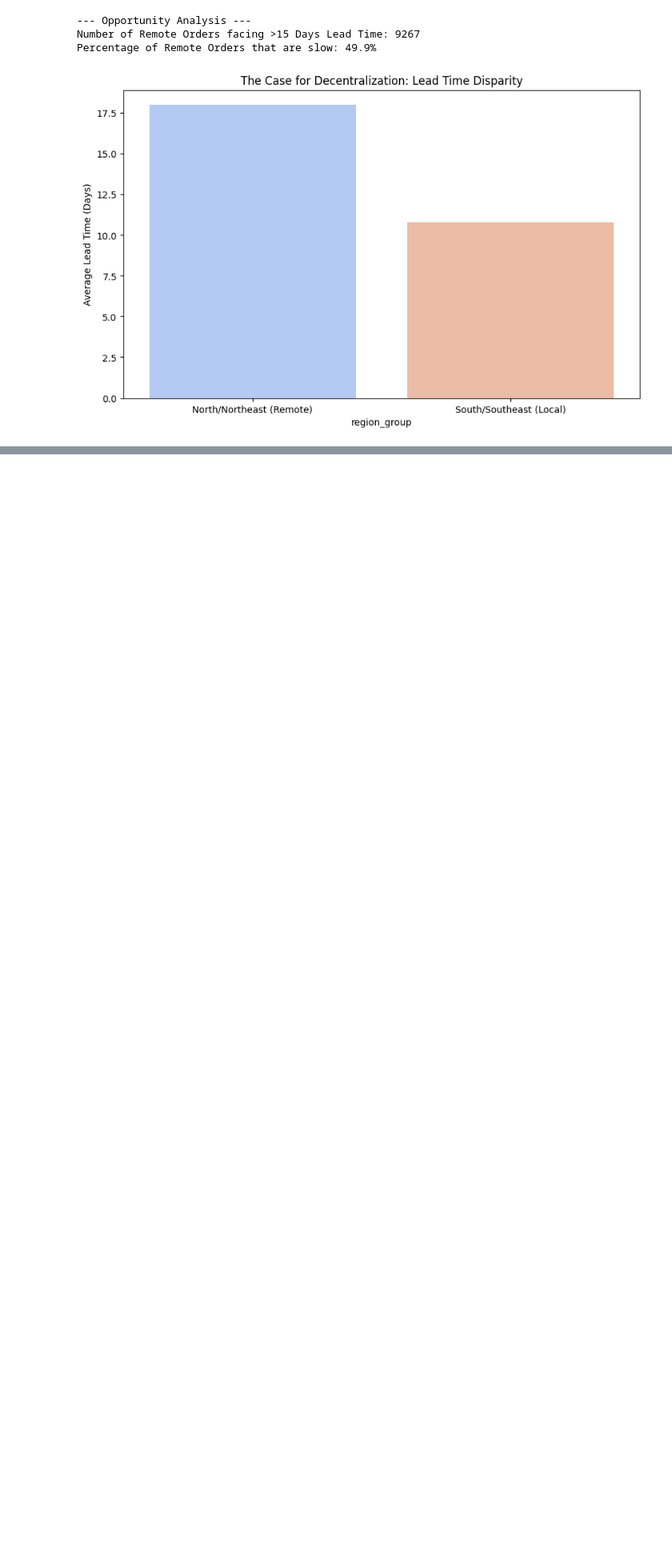
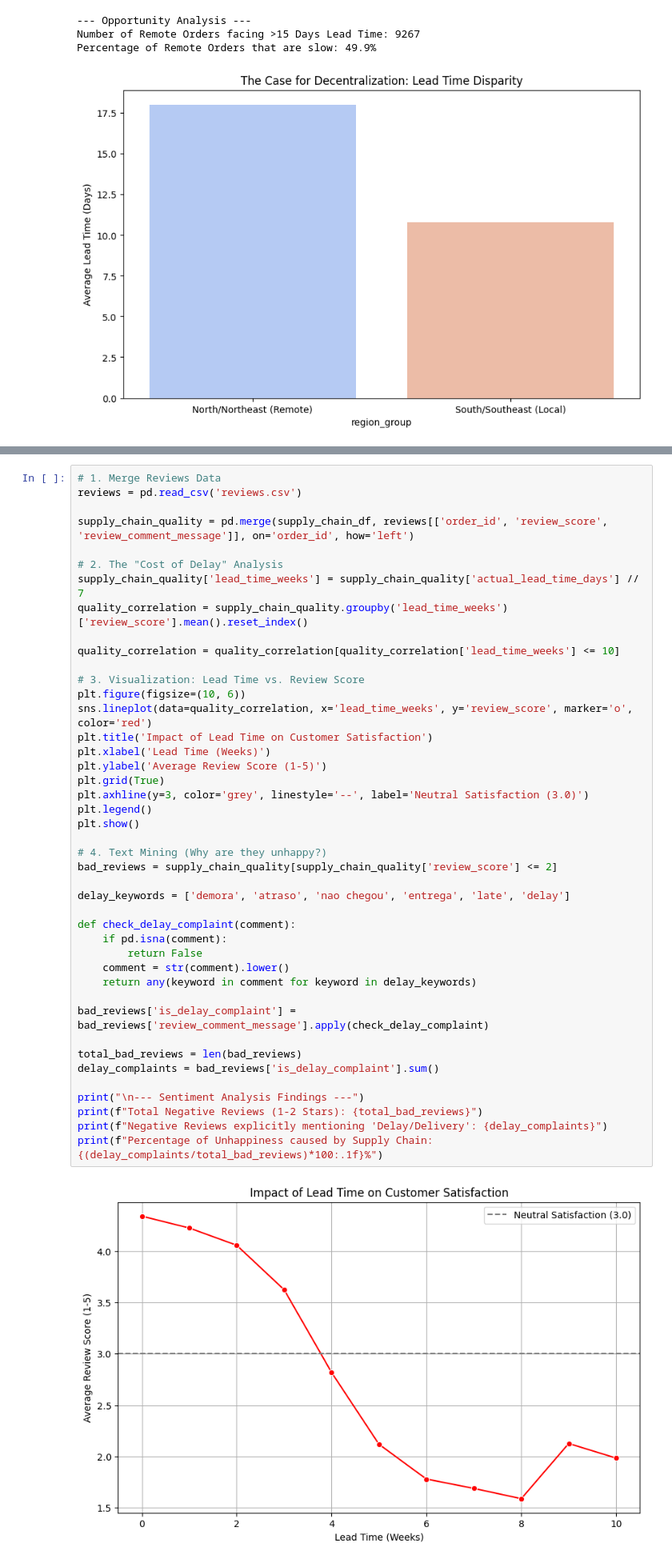
Before and after one commit to KRISHNA2127/Supply-Chain-Analysis, a Jupyter notebook: Olist_Supply_Chain_Optimization.ipynb, the cells around one changed output, grey strips where cells are left out. Shown: that part at 80% size. Saved outputs shown, nothing was run; the diff lists cells and outputs as text; blank space fills up the shorter version.

```diff
--- a/Olist_Supply_Chain_Optimization.ipynb
+++ b/Olist_Supply_Chain_Optimization.ipynb
@@ -397,0 +409,45 @@ Percentage of Remote Orders that are slow: 49.9%
+# %%
+# 1. Merge Reviews Data
+reviews = pd.read_csv('reviews.csv')
+
+supply_chain_quality = pd.merge(supply_chain_df, reviews[['order_id', 'review_score', 'review_comment_message']], on='order_id', how='left')
+
+# 2. The "Cost of Delay" Analysis
+supply_chain_quality['lead_time_weeks'] = supply_chain_quality['actual_lead_time_days'] // 7
+quality_correlation = supply_chain_quality.groupby('lead_time_weeks')['review_score'].mean().reset_index()
+
+quality_correlation = quality_correlation[quality_correlation['lead_time_weeks'] <= 10]
+
+# 3. Visualization: Lead Time vs. Review Score
+plt.figure(figsize=(10, 6))
+sns.lineplot(data=quality_correlation, x='lead_time_weeks', y='review_score', marker='o', color='red')
+plt.title('Impact of Lead Time on Customer Satisfaction')
+plt.xlabel('Lead Time (Weeks)')
+plt.ylabel('Average Review Score (1-5)')
+plt.grid(True)
+plt.axhline(y=3, color='grey', linestyle='--', label='Neutral Satisfaction (3.0)')
+plt.legend()
+plt.show()
+
+# 4. Text Mining (Why are they unhappy?)
+bad_reviews = supply_chain_quality[supply_chain_quality['review_score'] <= 2]
+
+delay_keywords = ['demora', 'atraso', 'nao chegou', 'entrega', 'late', 'delay']
+
+def check_delay_complaint(comment):
+    if pd.isna(comment):
+        return False
+    comment = str(comment).lower()
+    return any(keyword in comment for keyword in delay_keywords)
+
+bad_reviews['is_delay_complaint'] = bad_reviews['review_comment_message'].apply(check_delay_complaint)
+
+total_bad_reviews = len(bad_reviews)
+delay_complaints = bad_reviews['is_delay_complaint'].sum()
+
+print("\n--- Sentiment Analysis Findings ---")
+print(f"Total Negative Reviews (1-2 Stars): {total_bad_reviews}")
+print(f"Negative Reviews explicitly mentioning 'Delay/Delivery': {delay_complaints}")
+print(f"Percentage of Unhappiness caused by Supply Chain: {(delay_complaints/total_bad_reviews)*100:.1f}%")
+# %% [output]
+[figure, added]
```
Also changed, not shown: parts of 7 cells of this notebook.
